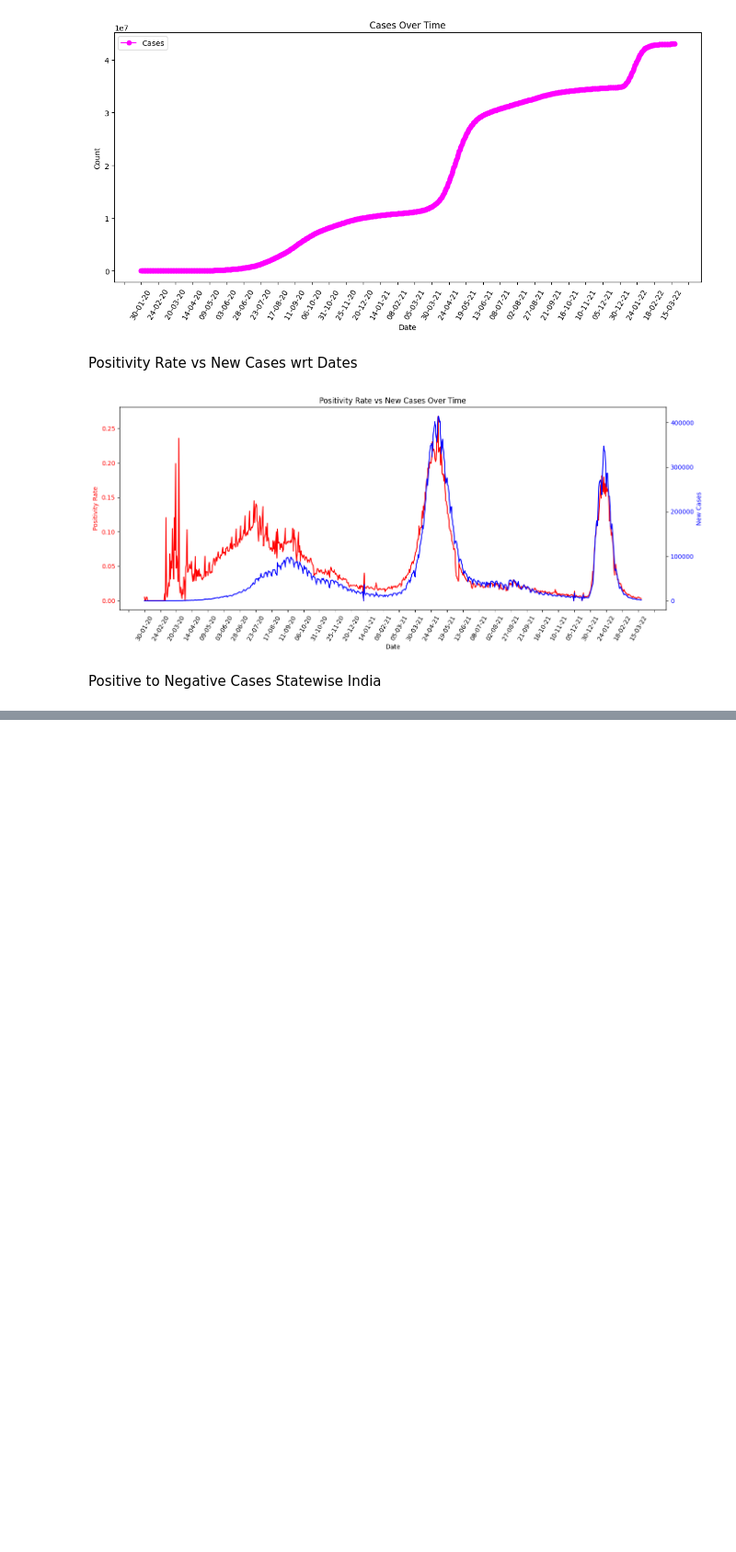
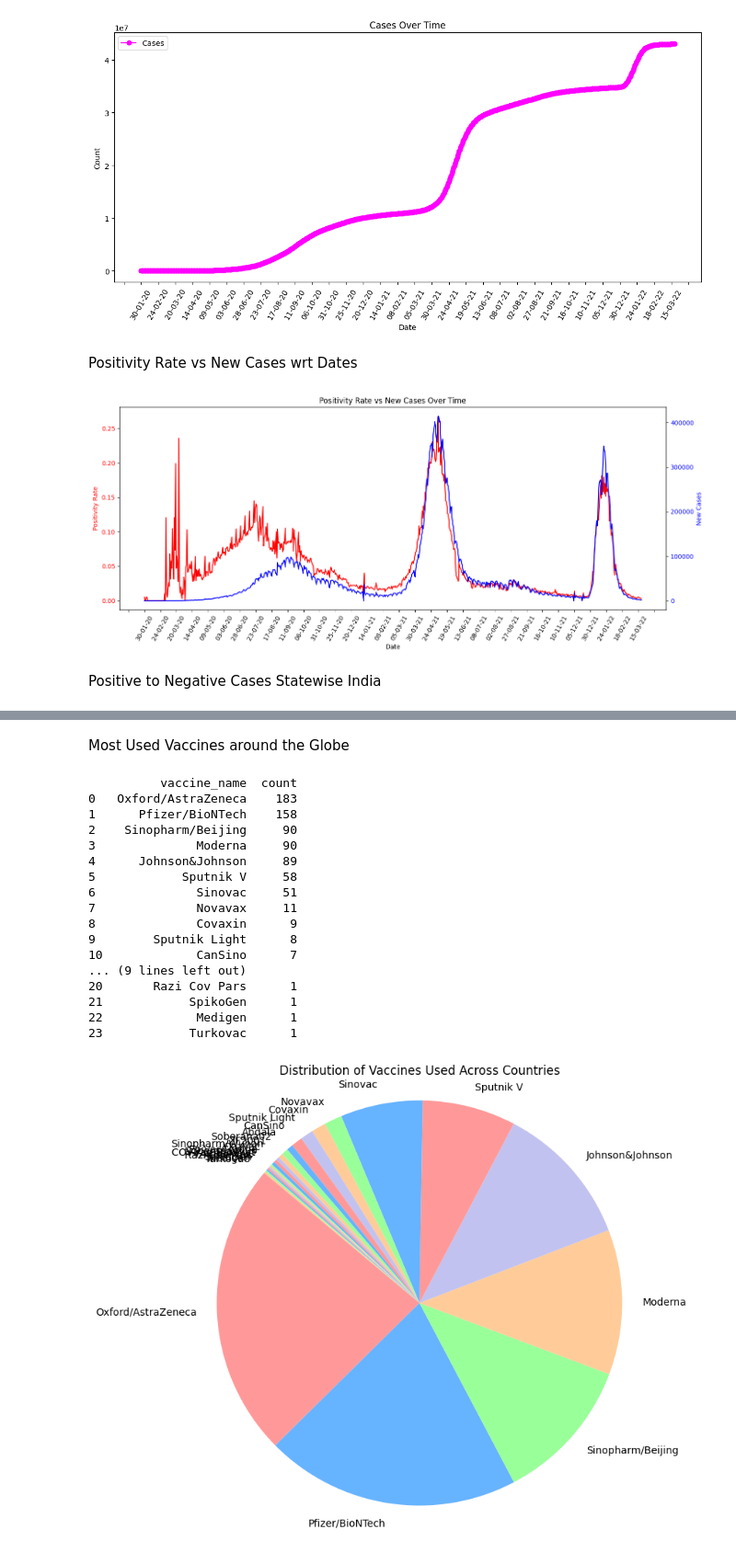
Before and after one commit to ShivsharanSanjawad/COVID-19-Data-Analysis, a Jupyter notebook: Main.ipynb, the cells around one changed output, grey strips where cells are left out. Shown at 92% size. Saved outputs shown, nothing was run; the diff lists cells and outputs as text; code cells hidden in the pictures; blank space fills up the shorter version.

```diff
--- a/Main.ipynb
+++ b/Main.ipynb
@@ -170,0 +185,44 @@ df1_last_rows
+# %% [markdown]
+Most Used Vaccines around the Globe
+# %%
+# Select last row of every country
+df1_vaccines_by_country = df1.groupby('country').tail(1)
+
+# Split the vaccine names in each row by ', ', then explode the list into individual rows
+df1_all_vaccines_used = df1_vaccines_by_country['vaccines'].str.split(',').explode().reset_index(drop=True)
+
+# Remove leading/trailing spaces from each vaccine name
+df1_all_vaccines_used = df1_all_vaccines_used.str.strip()
+
+# Get the count of each vaccine used across all countries
+vaccine_counts = df1_all_vaccines_used.value_counts().reset_index()
+
+# Rename the columns for clarity
+vaccine_counts.columns = ['vaccine_name', 'count']
+
+# Display the vaccine counts
+print(vaccine_counts)
+plt.figure(figsize=(10, 8))
+plt.pie(vaccine_counts['count'],labels=vaccine_counts['vaccine_name'], startangle=140, colors=['#ff9999', '#66b3ff', '#99ff99', '#ffcc99', '#c2c2f0'])
+plt.title('Distribution of Vaccines Used Across Countries')
+plt.axis('equal')  # Equal aspect ratio ensures that pie chart is circular
+plt.show()
+# %% [output]
+          vaccine_name  count
+0   Oxford/AstraZeneca    183
+1      Pfizer/BioNTech    158
+2    Sinopharm/Beijing     90
+3              Moderna     90
+4      Johnson&Johnson     89
+5            Sputnik V     58
+6              Sinovac     51
+7              Novavax     11
+8              Covaxin      9
+9        Sputnik Light      8
+10             CanSino      7
+... (9 lines left out)
+20       Razi Cov Pars      1
+21            SpikoGen      1
+22             Medigen      1
+23            Turkovac      1
+[figure, added]
```
Also changed, not shown: parts of 4 cells of this notebook.
